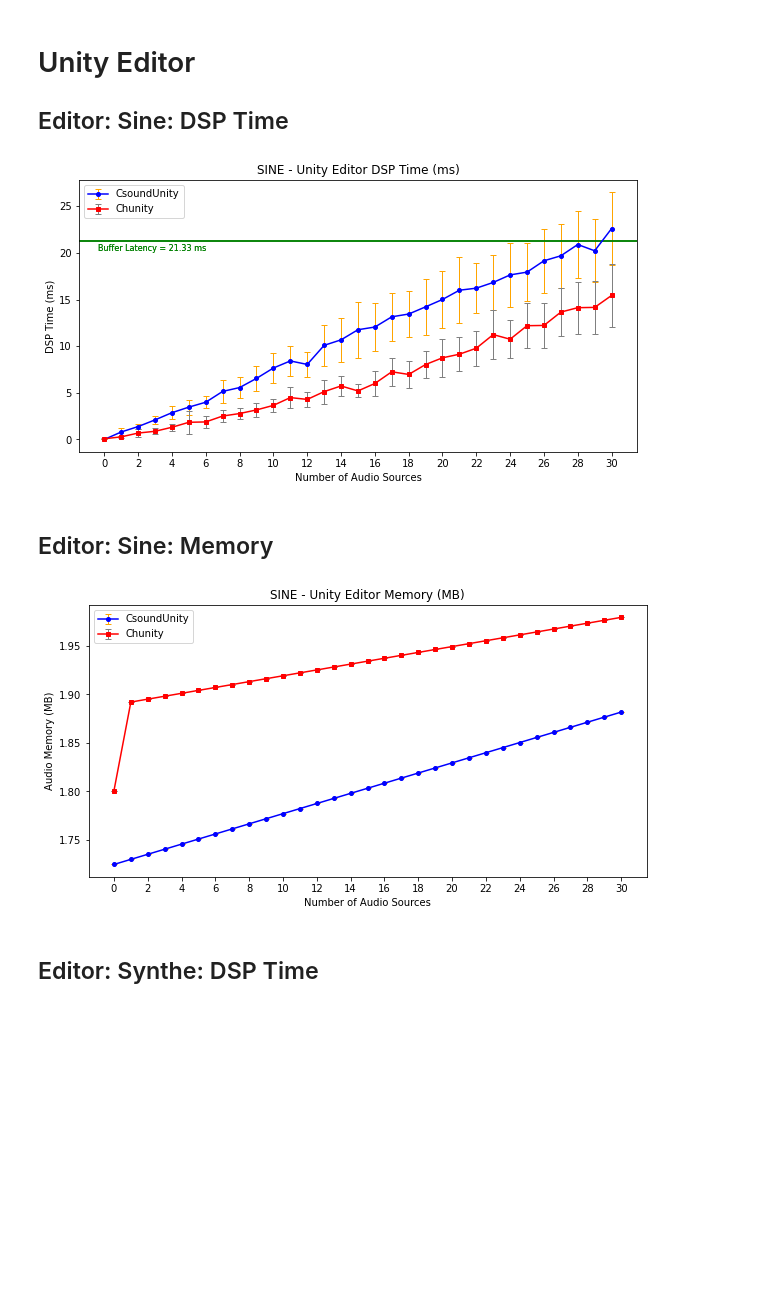
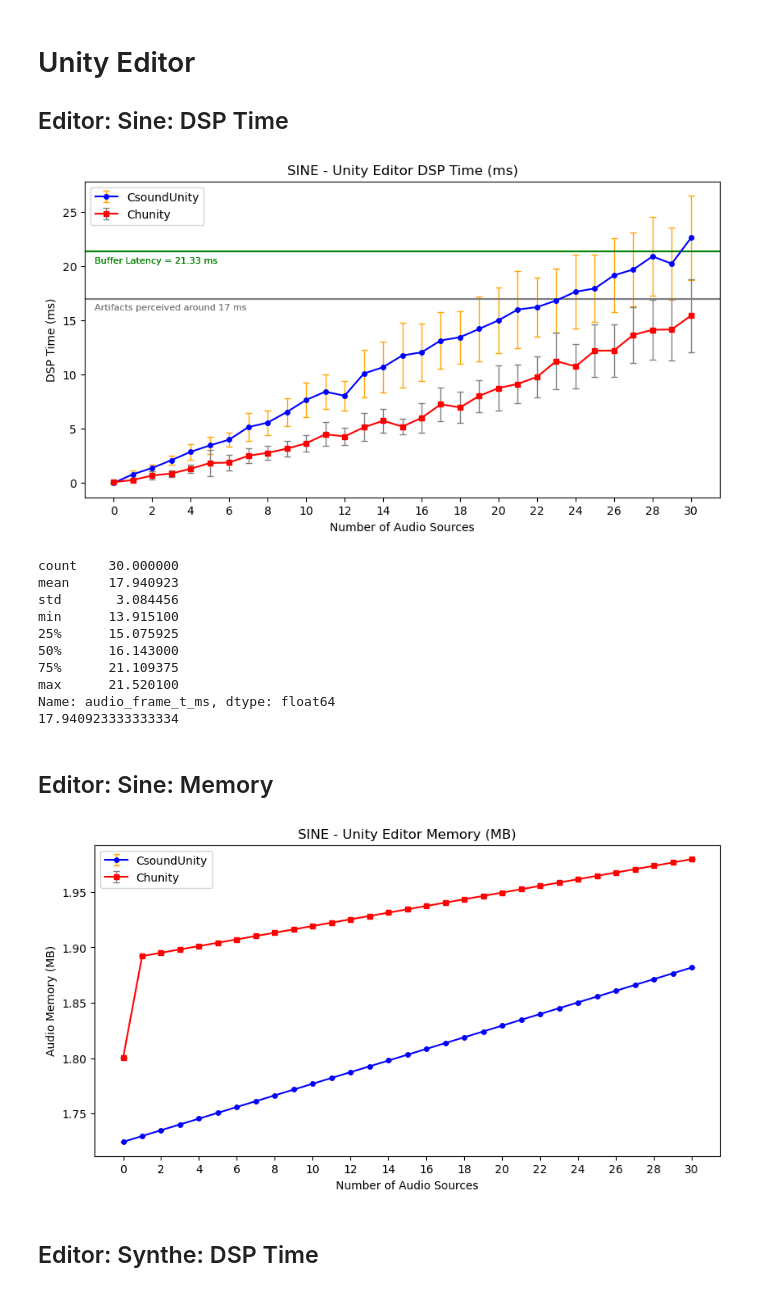
Before and after one commit to pedro-lucas-bravo/sound_engines, a Jupyter notebook: data_analysis/data_analysis_notebook.ipynb, the cells around one changed output. Cells and saved outputs as stored; diff of their text form; code cells hidden in the pictures; blank space fills up the shorter version.

```diff
--- a/data_analysis/data_analysis_notebook.ipynb
+++ b/data_analysis/data_analysis_notebook.ipynb
@@ -56,7 +56,7 @@ def BuildData(folder, sound_engine_name, date):
 
     return merged_df, dataStats('audio_frame_t_ms'), dataStats('audio_memory_mb')
 
-def Plot(dataPerSources, sound_engine_name, title, yLabel, xlabel = 'Number of Audio Sources', marker = 'o-', color='blue', ecolor='orange', drawBufferLimit = False):
+def Plot(dataPerSources, sound_engine_name, title, yLabel, xlabel = 'Number of Audio Sources', marker = 'o-', color='blue', ecolor='orange', drawBufferLimit = False, bufferLabelXOffset = 1):
 
     # Set the x-axis values as the index of the dataframe
     x = dataPerSources.index
@@ -90,7 +90,21 @@ def Plot(dataPerSources, sound_engine_name, title, yLabel, xlabel = 'Number of A
         plt.axhline(y=y_line, color=line_color, label='_nolegend_')
 
         # Add the value to the left of the line
-        plt.text(6, y_line - 0.8, 'Buffer Latency = ' + str(y_line) + ' ms', color=line_color, ha='right', va='center', fontsize=8)
+        plt.text(bufferLabelXOffset, y_line - 0.8, 'Buffer Latency = ' + str(y_line) + ' ms', color=line_color, ha='left', va='center', fontsize=8)
+
+        ##Line for showing perception threshold for artifacts
+
+        # Set the y-coordinate of the horizontal line
+        y_line_art = 17
+
+        # Set the color of the horizontal line (configurable)
+        line_color = 'gray'
+
+        # Add the horizontal line to the plot
+        plt.axhline(y=y_line_art, color=line_color, label='_nolegend_')
+
+        # Add the value to the left of the line
+        plt.text(bufferLabelXOffset, y_line_art - 0.8, 'Artifacts perceived around ' + str(y_line_art) + ' ms', color=line_color, ha='left', va='center', fontsize=8)
 
 
     # Set Title
@@ -108,9 +122,9 @@ def Plot(dataPerSources, sound_engine_name, title, yLabel, xlabel = 'Number of A
     #plt.show() # Uncomment this line to show individual plots
 
 
-def Plot_CPU(folder, sound_engine_name, device, date, xlabel = 'Number of Audio Sources', marker = 'o-', color_frame_time='blue', ecolor_frame_time='orange', drawBufferLimit=True):
+def Plot_CPU(folder, sound_engine_name, device, date, xlabel = 'Number of Audio Sources', marker = 'o-', color_frame_time='blue', ecolor_frame_time='orange', drawBufferLimit=True, bufferLabelXOffset = 1):
     all_data, frame_time_data, _ = BuildData(folder, sound_engine_name, date)
-    Plot(frame_time_data, sound_engine_name, device + ' DSP Time (ms)', 'DSP Time (ms)', xlabel = xlabel,  marker=marker, color=color_frame_time, ecolor=ecolor_frame_time, drawBufferLimit=drawBufferLimit)
+    Plot(frame_time_data, sound_engine_name, device + ' DSP Time (ms)', 'DSP Time (ms)', xlabel = xlabel,  marker=marker, color=color_frame_time, ecolor=ecolor_frame_time, drawBufferLimit=drawBufferLimit, bufferLabelXOffset=bufferLabelXOffset)
     return all_data, frame_time_data
 
 def Plot_Memory(folder, sound_engine_name, device, date, xlabel = 'Number of Audio Sources', marker = 'o-', color_memory='blue', ecolor_memory='orange'):
@@ -123,20 +137,20 @@ def Plot_CPU_Memory(folder, sound_engine_name, date, color_frame_time='blue', co
     Plot(frame_time_data, sound_engine_name, 'Audio Frame Time (ms)', 'DSP Time (ms)', color=color_frame_time, ecolor=ecolor_frame_time)
     Plot(memory_data, sound_engine_name, 'Audio Memory (MB)', 'Audio Memory (MB)', color=color_memory, ecolor=ecolor_memory)
 
-def Plot_Comparison(folder, csound_date, chuck_date, title,  file_name, isDSP, drawBufferLimit = True, xseparation=2, legend_loc='upper left'):
+def Plot_Comparison(folder, csound_date, chuck_date, title,  file_name, isDSP, drawBufferLimit = True, xseparation=2, legend_loc='upper left', bufferLabelXOffset = -1):
     plt.figure(figsize=(10, 5))
 
     sound_engine = 'CsoundUnity'
     date = csound_date
     if isDSP:
-        all_data_cs, data_cs = Plot_CPU(folder, sound_engine, title, date, drawBufferLimit=drawBufferLimit)
+        all_data_cs, data_cs = Plot_CPU(folder, sound_engine, title, date, drawBufferLimit=drawBufferLimit, bufferLabelXOffset=bufferLabelXOffset)
     else:
-        all_data_cs, data_cs = Plot_Memory(folder, sound_engine, title, date)
+        all_data_cs, data_cs = Plot_Memory(folder, sound_engine, title, date, )
 
     sound_engine = 'ChuckMainInstance'
     date = chuck_date
     if isDSP:
-        all_data_chuck, data_chuck = Plot_CPU(folder, sound_engine, title, date, marker='s-', color_frame_time='red', ecolor_frame_time='grey', drawBufferLimit=drawBufferLimit)
+        all_data_chuck, data_chuck = Plot_CPU(folder, sound_engine, title, date, marker='s-', color_frame_time='red', ecolor_frame_time='grey', drawBufferLimit=drawBufferLimit, bufferLabelXOffset=bufferLabelXOffset)
     else:
         all_data_chuck, data_chuck = Plot_Memory(folder, sound_engine, title, date, marker='s-', color_memory='red', ecolor_memory='grey')
 
@@ -151,19 +165,40 @@ def Plot_Comparison(folder, csound_date, chuck_date, title,  file_name, isDSP, d
     plt.show()
 
     return all_data_cs, all_data_chuck
+
+def Perceptual_Artifact(all_data_cs, all_data_chuck, s_perception_sc, s_perception_chuck):
+    df_cs = all_data_cs[all_data_cs['sources'] == s_perception_sc]['audio_frame_t_ms']
+    df_chuck = all_data_chuck[all_data_chuck['sources'] == s_perception_chuck]['audio_frame_t_ms']
+
+    merged_df_percept = pd.concat([df_cs, df_chuck], axis=0)
+    stats = merged_df_percept.describe()
+    print(stats)
+    mean_value = stats.loc['mean']
+    print(mean_value)
 # %% [markdown]
 # Unity Editor
 ## Editor: Sine: DSP Time
 # %%
-_ = Plot_Comparison('editor_data/sine_patch', '2024-03-04_11-15-51', '2024-03-04_11-19-53', 'SINE - Unity Editor', 'editor_sine_dsptime.pdf', True)
+all_data_cs, all_data_chuck = Plot_Comparison('editor_data/sine_patch', '2024-03-04_11-15-51', '2024-03-04_11-19-53', 'SINE - Unity Editor', 'editor_sine_dsptime.pdf', True)
+Perceptual_Artifact(all_data_cs, all_data_chuck, 25, 37)
 # %% [output]
-[figure, old version]
+[figure, new version]
+count    30.000000
+mean     17.940923
+std       3.084456
+min      13.915100
+25%      15.075925
+50%      16.143000
+75%      21.109375
+max      21.520100
+Name: audio_frame_t_ms, dtype: float64
+17.940923333333334
 # %% [markdown]
 ## Editor: Sine: Memory
 # %%
 _ = Plot_Comparison('editor_data/sine_patch', '2024-03-04_11-15-51', '2024-03-04_11-19-53', 'SINE - Unity Editor', 'editor_sine_memory.pdf', False)
 # %% [output]
-[figure, old version]
+[figure, new version]
 # %% [markdown]
 ## Editor: Synthe: DSP Time
 # %%
```
Also changed, not shown: parts of 10 cells of this notebook, 18 other files.
